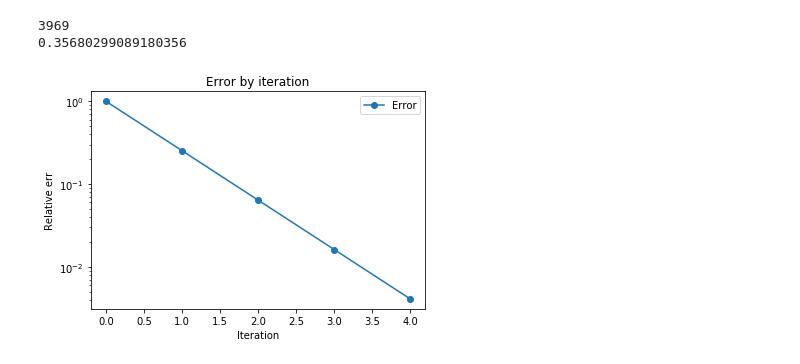
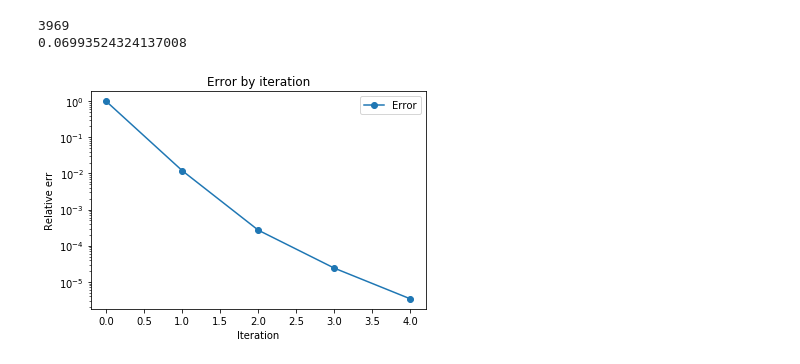
Before and after one commit to waynemitchell/teaching, a Jupyter notebook: notebooks/fas.ipynb, the cells around one changed output. Drawn from its saved outputs; the diff is of its cells as text; code cells hidden in the pictures.

```diff
--- a/notebooks/fas.ipynb
+++ b/notebooks/fas.ipynb
@@ -142,35 +142,35 @@ n = 64 # total points in 1D (0,n are the boundary points), choose a power of 2.
 N = (n-1)*(n-1)
 
 # Non-linearity strength
-gamma = 0
+gamma = 1000
 
 # RHS, soln, initial
 u_final = Soln(N)
 f = RHS(N,gamma)
 u = np.zeros(N)
 u_init = u.copy()
 
 # Do FAS V-cycles
 numIterations = 4
 err = np.zeros(numIterations+1)
 err[0] = np.linalg.norm(u_final - u)
 for it in range(numIterations):
     u = FAS(u,f,gamma)
     err[it+1] = np.linalg.norm(u_final - u)
 
 # Plot error by iteration
 plt.figure()
 plt.title('Error by iteration')
 plt.xlabel('Iteration')
 plt.ylabel('Relative err')
 plt.semilogy(err/err[0],'-o')
 plt.legend(['Error'])
 
 # Print convergence factor
 CF = np.prod(err[1:len(err)-1]/err[0:len(err)-2])**(1.0/numIterations)
 print(N)
 print(CF)
 # %% [output]
 3969
-0.35680299089180356
+0.06993524324137008
-[figure, old version]
+[figure, new version]
```
Also changed, not shown: 3 other files.
